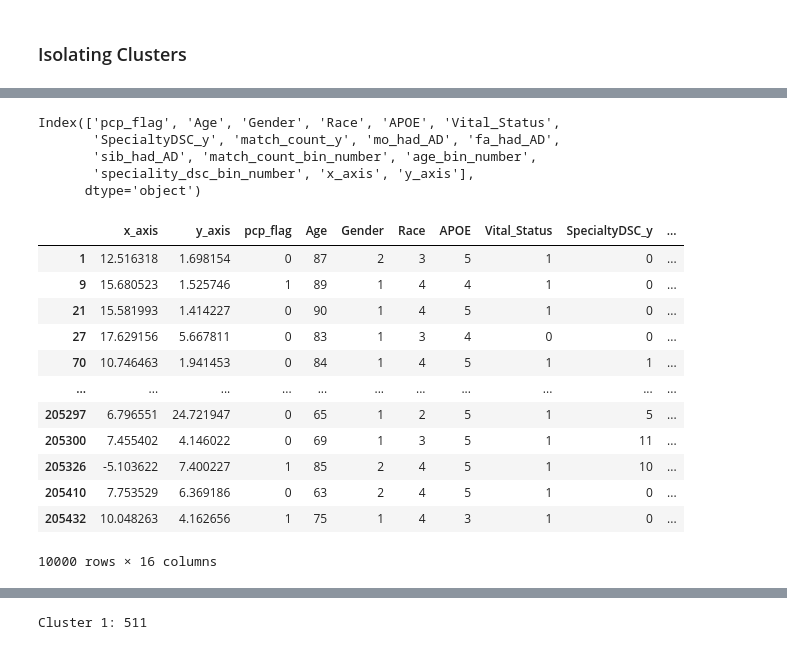
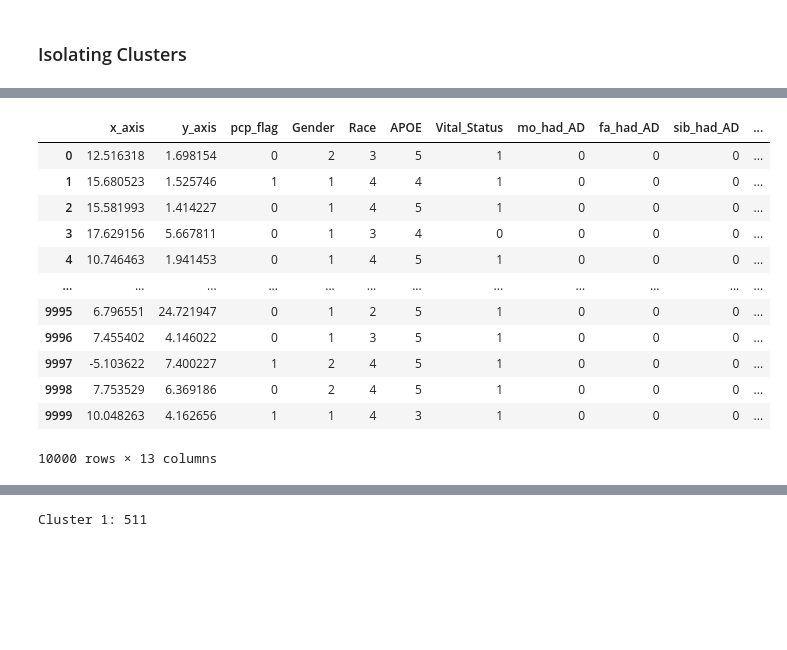
Before and after one commit to anaconda121/NeuraHealth, a Jupyter notebook: EDA/Pre-Annotations/Clustering.ipynb, the cells around one changed output, grey strips where cells are left out. Cells and saved outputs as stored; diff of their text form; code cells hidden in the pictures; blank space fills up the shorter version.

```diff
--- a/EDA/Pre-Annotations/Clustering.ipynb
+++ b/EDA/Pre-Annotations/Clustering.ipynb
@@ -725,0 +731,2 @@ def plot_2d(component1, component2):
+# %%
+x_graphs = pd.read_csv(r"C:\Users\MIND_DS\Dropbox (Partners HealthCare)\NLP\Tanish\BigDataSets\Regex_match\Clustering\x_encoded_7_16.csv")
@@ -726,11 +743,4 @@ def plot_2d(component1, component2):
 # %%
-x_encoded = pd.DataFrame(x_encoded, columns = ['pcp_flag', 'Gender', 'Race', 'APOE', 'Vital_Status', 'mo_had_AD', 'fa_had_AD',
-               'sib_had_AD', 'match_count_bin_number', 'age_bin_number','speciality_dsc_bin_number'])
+x_graphs = x_graphs[['x_axis', 'y_axis', 'pcp_flag', 'Gender', 'Race', 'APOE', 'Vital_Status', 'mo_had_AD', 'fa_had_AD',
+       'sib_had_AD', 'match_count_bin_number', 'age_bin_number',
+       'speciality_dsc_bin_number']]
-# %%
-x.columns
-# %% [output]
-Index(['pcp_flag', 'Age', 'Gender', 'Race', 'APOE', 'Vital_Status',
-       'SpecialtyDSC_y', 'match_count_y', 'mo_had_AD', 'fa_had_AD',
-       'sib_had_AD', 'match_count_bin_number', 'age_bin_number',
-       'speciality_dsc_bin_number', 'x_axis', 'y_axis'],
-      dtype='object')
@@ -745,18 +747,18 @@ x["y_axis"] = results["y_axis"].to_list()
-# %%
-x
-# %% [output]
-|  | x_axis | y_axis | pcp_flag | Age | Gender | Race | APOE | Vital_Status | SpecialtyDSC_y | ... |
-| 1 | 12.516318 | 1.698154 | 0 | 87 | 2 | 3 | 5 | 1 | 0 | ... |
-| 9 | 15.680523 | 1.525746 | 1 | 89 | 1 | 4 | 4 | 1 | 0 | ... |
-| 21 | 15.581993 | 1.414227 | 0 | 90 | 1 | 4 | 5 | 1 | 0 | ... |
-| 27 | 17.629156 | 5.667811 | 0 | 83 | 1 | 3 | 4 | 0 | 0 | ... |
-| 70 | 10.746463 | 1.941453 | 0 | 84 | 1 | 4 | 5 | 1 | 1 | ... |
-| ... | ... | ... | ... | ... | ... | ... | ... | ... | ... | ... |
-| 205297 | 6.796551 | 24.721947 | 0 | 65 | 1 | 2 | 5 | 1 | 5 | ... |
-| 205300 | 7.455402 | 4.146022 | 0 | 69 | 1 | 3 | 5 | 1 | 11 | ... |
-| 205326 | -5.103622 | 7.400227 | 1 | 85 | 2 | 4 | 5 | 1 | 10 | ... |
-| 205410 | 7.753529 | 6.369186 | 0 | 63 | 2 | 4 | 5 | 1 | 0 | ... |
-| 205432 | 10.048263 | 4.162656 | 1 | 75 | 1 | 4 | 3 | 1 | 0 | ... |
-10000 rows × 16 columns
+# %%
+x_graphs
+# %% [output]
+|  | x_axis | y_axis | pcp_flag | Gender | Race | APOE | Vital_Status | mo_had_AD | fa_had_AD | sib_had_AD | ... |
+| 0 | 12.516318 | 1.698154 | 0 | 2 | 3 | 5 | 1 | 0 | 0 | 0 | ... |
+| 1 | 15.680523 | 1.525746 | 1 | 1 | 4 | 4 | 1 | 0 | 0 | 0 | ... |
+| 2 | 15.581993 | 1.414227 | 0 | 1 | 4 | 5 | 1 | 0 | 0 | 0 | ... |
+| 3 | 17.629156 | 5.667811 | 0 | 1 | 3 | 4 | 0 | 0 | 0 | 0 | ... |
+| 4 | 10.746463 | 1.941453 | 0 | 1 | 4 | 5 | 1 | 0 | 0 | 0 | ... |
+| ... | ... | ... | ... | ... | ... | ... | ... | ... | ... | ... | ... |
+| 9995 | 6.796551 | 24.721947 | 0 | 1 | 2 | 5 | 1 | 0 | 0 | 0 | ... |
+| 9996 | 7.455402 | 4.146022 | 0 | 1 | 3 | 5 | 1 | 0 | 0 | 0 | ... |
+| 9997 | -5.103622 | 7.400227 | 1 | 2 | 4 | 5 | 1 | 0 | 0 | 0 | ... |
+| 9998 | 7.753529 | 6.369186 | 0 | 2 | 4 | 5 | 1 | 0 | 0 | 0 | ... |
+| 9999 | 10.048263 | 4.162656 | 1 | 1 | 4 | 3 | 1 | 0 | 0 | 0 | ... |
+10000 rows × 13 columns
 # %%
 #umap_df = pd.DataFrame(reducer.embedding_, columns=['x_axis','y_axis'])
```
Also changed, not shown: parts of 24 cells of this notebook.
